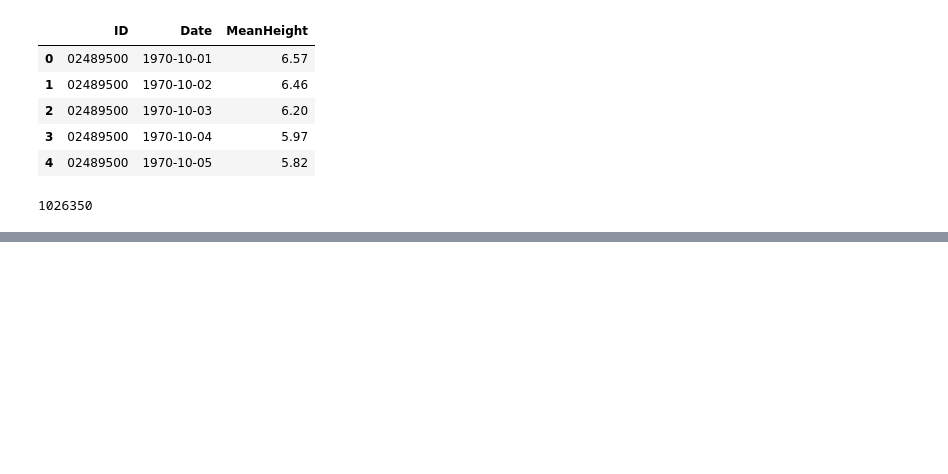
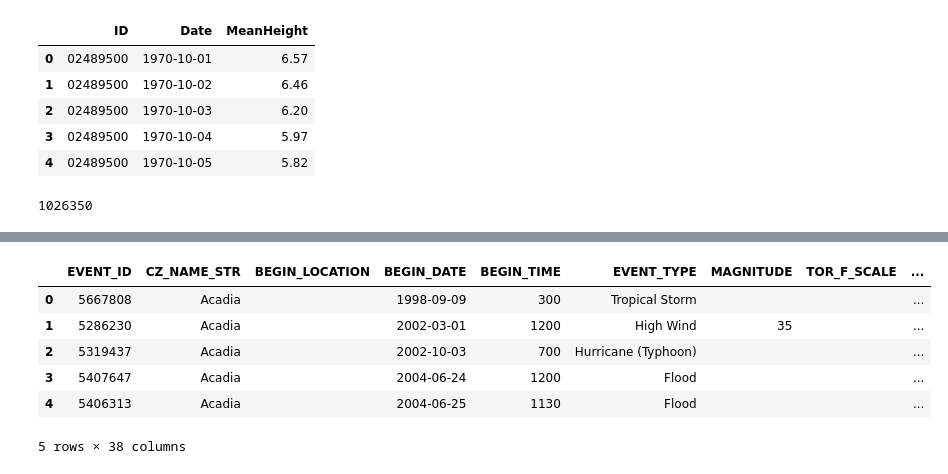
Before and after one commit to jentiger82/DataScienceIntensive, a Jupyter notebook: LA_SevereWeather_Capstone.ipynb, the cells around one changed output, grey strips where cells are left out. Saved outputs shown, nothing was run; the diff lists cells and outputs as text; code cells hidden in the pictures; blank space fills up the shorter version.

Commit message:
modified:   LA_SevereWeather_Capstone.ipynb	Worked on the project

```diff
--- a/LA_SevereWeather_Capstone.ipynb
+++ b/LA_SevereWeather_Capstone.ipynb
@@ -64,0 +131,13 @@ print len(gageMH.index)
+# %%
+la_severeWeather = pd.read_excel("161103_Storm_data_search_results.xlsx")
+la_severeWeather['CZ_NAME_STR'] = la_severeWeather['CZ_NAME_STR'].str.title()
+la_severeWeather['BEGIN_LOCATION'] = la_severeWeather['BEGIN_LOCATION'].str.title()
+la_severeWeather.head()
+# %% [output]
+|  | EVENT_ID | CZ_NAME_STR | BEGIN_LOCATION | BEGIN_DATE | BEGIN_TIME | EVENT_TYPE | MAGNITUDE | TOR_F_SCALE | ... |
+| 0 | 5667808 | Acadia |  | 1998-09-09 | 300 | Tropical Storm |  |  | ... |
+| 1 | 5286230 | Acadia |  | 2002-03-01 | 1200 | High Wind | 35 |  | ... |
+| 2 | 5319437 | Acadia |  | 2002-10-03 | 700 | Hurricane (Typhoon) |  |  | ... |
+| 3 | 5407647 | Acadia |  | 2004-06-24 | 1200 | Flood |  |  | ... |
+| 4 | 5406313 | Acadia |  | 2004-06-25 | 1130 | Flood |  |  | ... |
+5 rows × 38 columns
```
Also changed, not shown: parts of 11 cells of this notebook.
